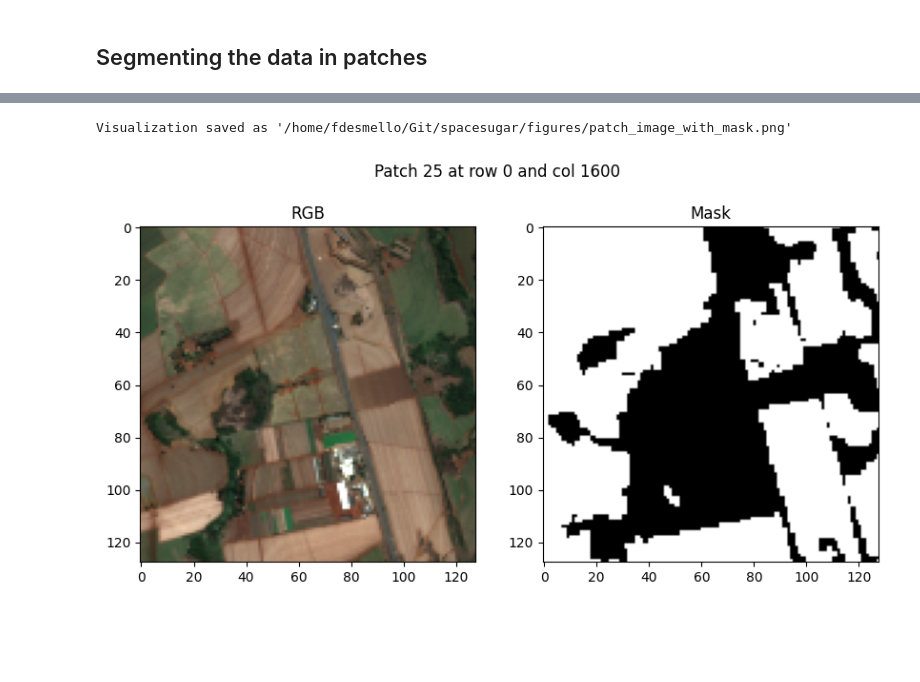
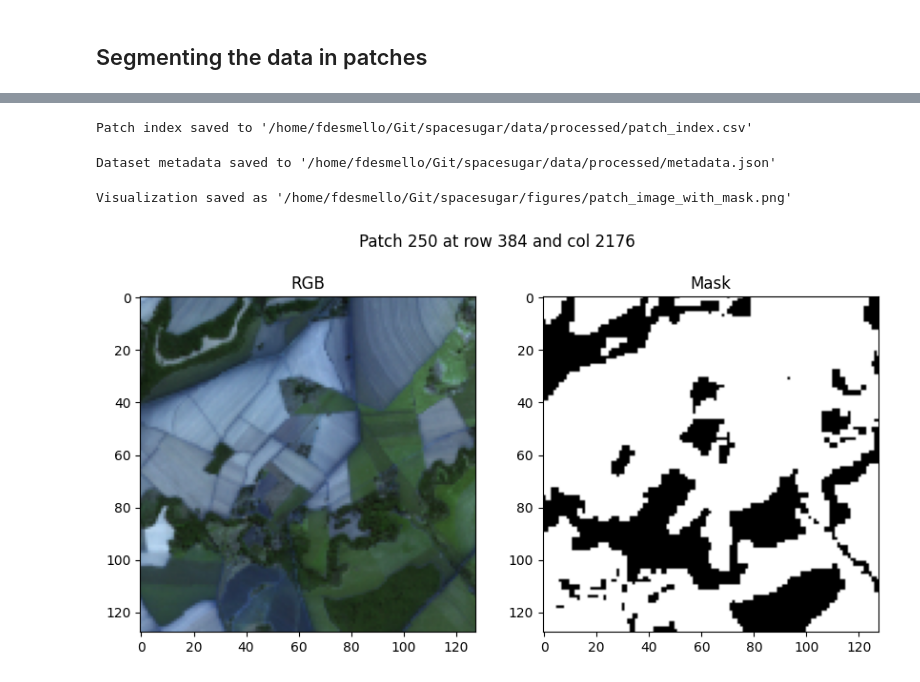
Before and after one commit to ferdesmello/spacesugar, a Jupyter notebook: preprocessing.ipynb, the cells around one changed output, grey strips where cells are left out. Cells and saved outputs as stored; diff of their text form; code cells hidden in the pictures; blank space fills up the shorter version.

Commit message:
scenes
I added a second scene and how to read from many scenes

```diff
--- a/preprocessing.ipynb
+++ b/preprocessing.ipynb
@@ -154,13 +103,0 @@ X_data = np.moveaxis(image_normal, 0, -1)
-# %%
-# Binary mask creation
-# =====================================================================
-# The target variable is a binary mask indicating
-# the presence (1) or absence (0) of sugarcane in each pixel.
-
-y_mask = rasterize(
-    [(geom, 1) for geom in mesh_aligned.geometry],
-    out_shape=(image_meta['height'], image_meta['width']),
-    transform=image_meta['transform'],
-    all_touched=True,
-    fill=0
-)
@@ -249,32 +241,61 @@ Number of patches created: 1368
+# %%
+# Save CSV Index
+patch_index = pd.DataFrame(records)
+csv_output_path = patches_base_dir / "patch_index.csv"
+patch_index.to_csv(csv_output_path, index=False)
+print(f"Patch index saved to '{csv_output_path}'")
+# %% [output]
+Patch index saved to '/home/fdesmello/Git/spacesugar/data/processed/patch_index.csv'
+# %%
+# Save General Metadata JSON (dataset-level summary)
+metadata = {
+    "patch_size": patch_size,
+    "stride": stride,
+    "overlap_percentage": f"{(1 - stride/patch_size)*100:.0f}%",
+    "bands": ["Blue", "Green", "Red", "NIR"],
+    "dtype": "float32",
+    "normalization": "per_band_99.9_percentile",
+    "total_patches": len(records),
+    "scenes_processed": scenes_processed,
+    "source": "Sentinel-2",
+    "label_source": "Brazil Sugarcane Mesh 2024"
+}
+
+json_output_path = patches_base_dir / "metadata.json"
+with open(json_output_path, "w") as f:
+    json.dump(metadata, f, indent=4)
+
+print(f"Dataset metadata saved to '{json_output_path}'")
+# %% [output]
+Dataset metadata saved to '/home/fdesmello/Git/spacesugar/data/processed/metadata.json'
 # %%
 # Patch visualization for sanity check
 
 patch_folder = base_path / "data" / "processed"
-
 patch_index = pd.read_csv(patch_folder / "patch_index.csv")
 
-idx = 25  # set this to the index of the patch you want to visualize
+idx = 1200 # set this to the index of the patch you want to visualize
 
 row = patch_index.iloc[idx]
 
-x_patch = np.load(image_folder / row["image_file"])
-y_patch = np.load(mask_folder / row["mask_file"])
+x_patch = np.load(row["x_patch_path"])
+y_patch = np.load(row["y_patch_path"])
 
 fig, ax = plt.subplots(1, 2, figsize=(10,5))
 
-plt.suptitle(f"Patch {row['patch']} at row {row['row']} and col {row['col']}")
+plt.suptitle(f"Patch {row['patch_id']} at row {row['row_start']} and col {row['col_start']}")
 
 ax[0].imshow(x_patch[:, :, :3])
 ax[0].set_title("RGB")
 
 ax[1].imshow(y_patch, cmap="gray")
 ax[1].set_title("Mask")
 
 file_path = base_path / "figures" / "patch_image_with_mask.png"
 plt.savefig(file_path, dpi=300, bbox_inches='tight')
 print(f"\nVisualization saved as '{file_path}'")
 
 plt.show()
 # %% [output]
 Visualization saved as '/home/fdesmello/Git/spacesugar/figures/patch_image_with_mask.png'
-[figure, old version]
+[figure, new version]
```
Also changed, not shown: parts of 21 cells of this notebook, 11 other files.
